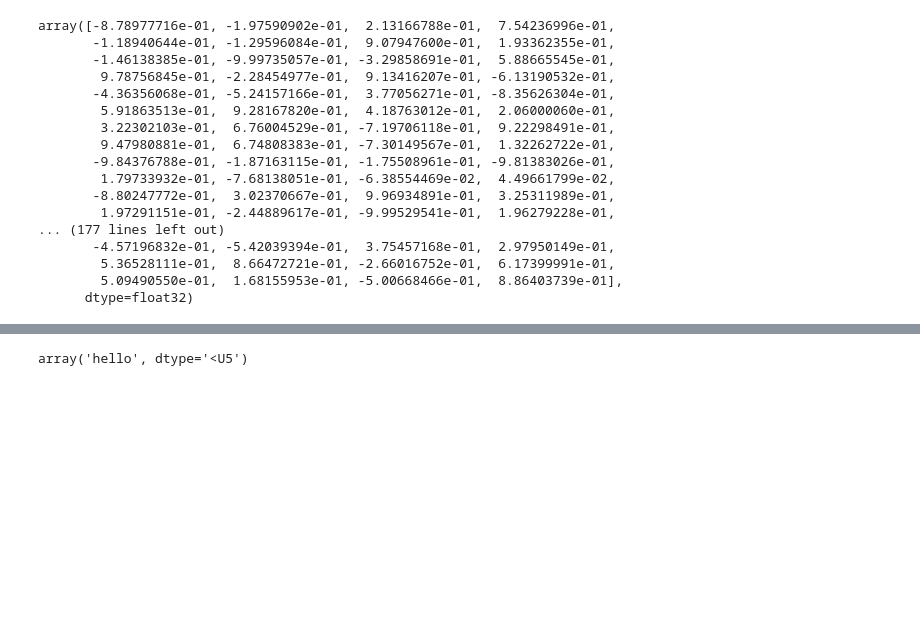
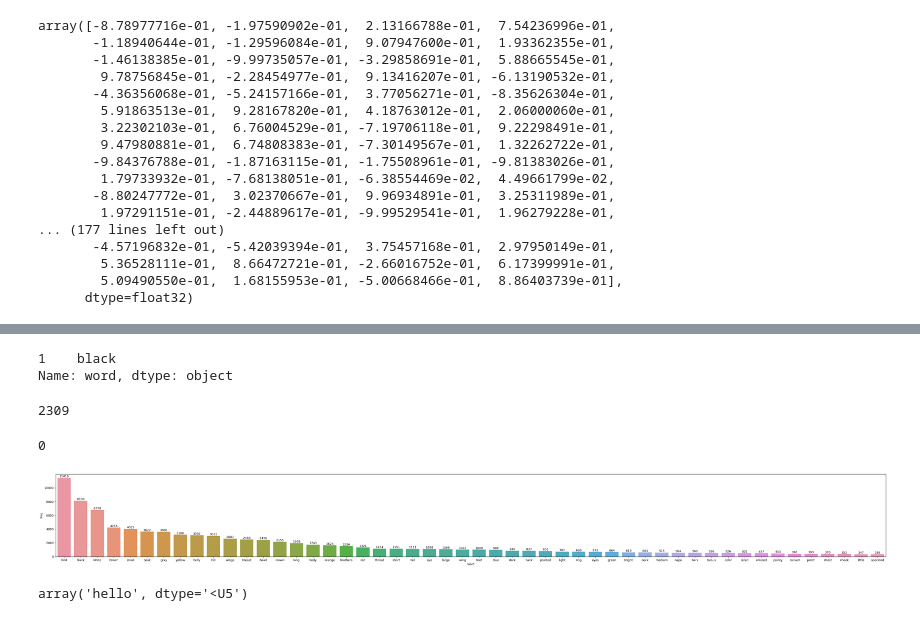
Before and after one commit to AhmedTammaa/text-to-image-GAN, a Jupyter notebook: Bert_embeddings.ipynb, the cells around one changed output, grey strips where cells are left out. Saved outputs shown, nothing was run; the diff lists cells and outputs as text; code cells hidden in the pictures; blank space fills up the shorter version.

```diff
--- a/Bert_embeddings.ipynb
+++ b/Bert_embeddings.ipynb
@@ -53,0 +167,12 @@ array([[0., 0., 0., 0., 0., 0., 0., 0., 0., 0., 0., 0., 0., 0., 0., 0.,
+# %%
+from nltk.tokenize import word_tokenize
+from nltk.tokenize import RegexpTokenizer
+vocab = {}
+
+tokenizer = RegexpTokenizer(r'\w+')
+for i in new_lol['captions']:
+    tokens = tokenizer.tokenize(i)
+    for j in tokens:
+        if(j not in vocab):
+            vocab[j] = 0
+        vocab[j] = vocab[j] + 1
@@ -54,3 +183,37 @@ array([[0., 0., 0., 0., 0., 0., 0., 0., 0., 0., 0., 0., 0., 0., 0., 0.,
+# %%
+analysis = pd.DataFrame(vocab.items(), columns=['word', 'freq'])
+# %%
+analysis[1:2]['word']
+# %% [output]
+1    black
+Name: word, dtype: object
+# %%
+analysis = analysis.sort_values('freq',ascending=False)
+# %%
+import matplotlib.pyplot as plt
+plt.rcParams['figure.figsize'] = [50, 5]
+# %%
+len(analysis['freq'])
+# %% [output]
+2309
+# %%
+cnt = 0
+for i in analysis['word']:
+    if i == 'bird':
+        print(cnt)
+        break
+# %% [output]
+0
+# %%
+import matplotlib.pyplot as plt
+import seaborn as sns
+
+ax = sns.barplot(x="word", y="freq", data=analysis[0:50])
+ax.bar_label(ax.containers[0])
+plt.savefig('top 50 features.png')
+plt.show()
+# %% [output]
+[figure, added]
 # %%
 import pandas as pd
 # %%
```
Also changed, not shown: parts of 23 cells of this notebook, 1 other file.
